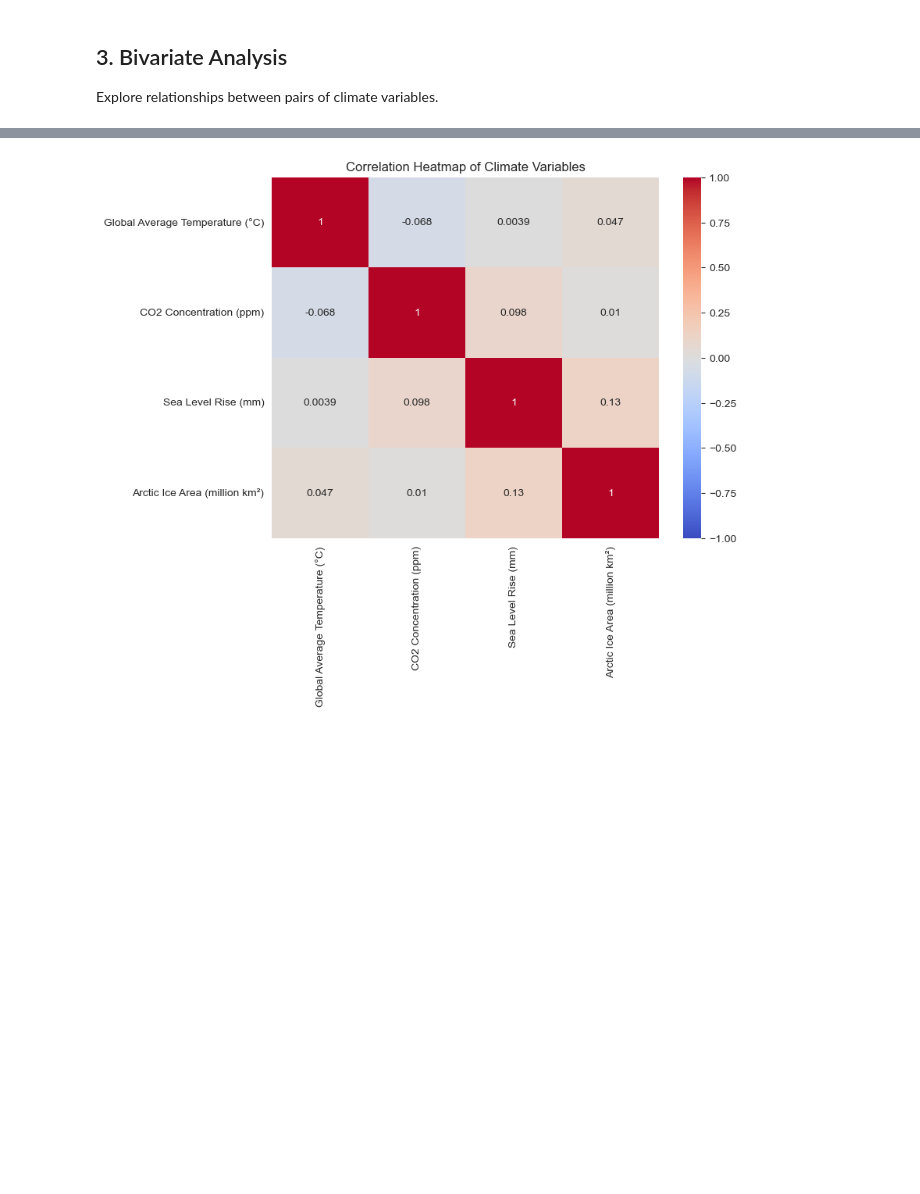
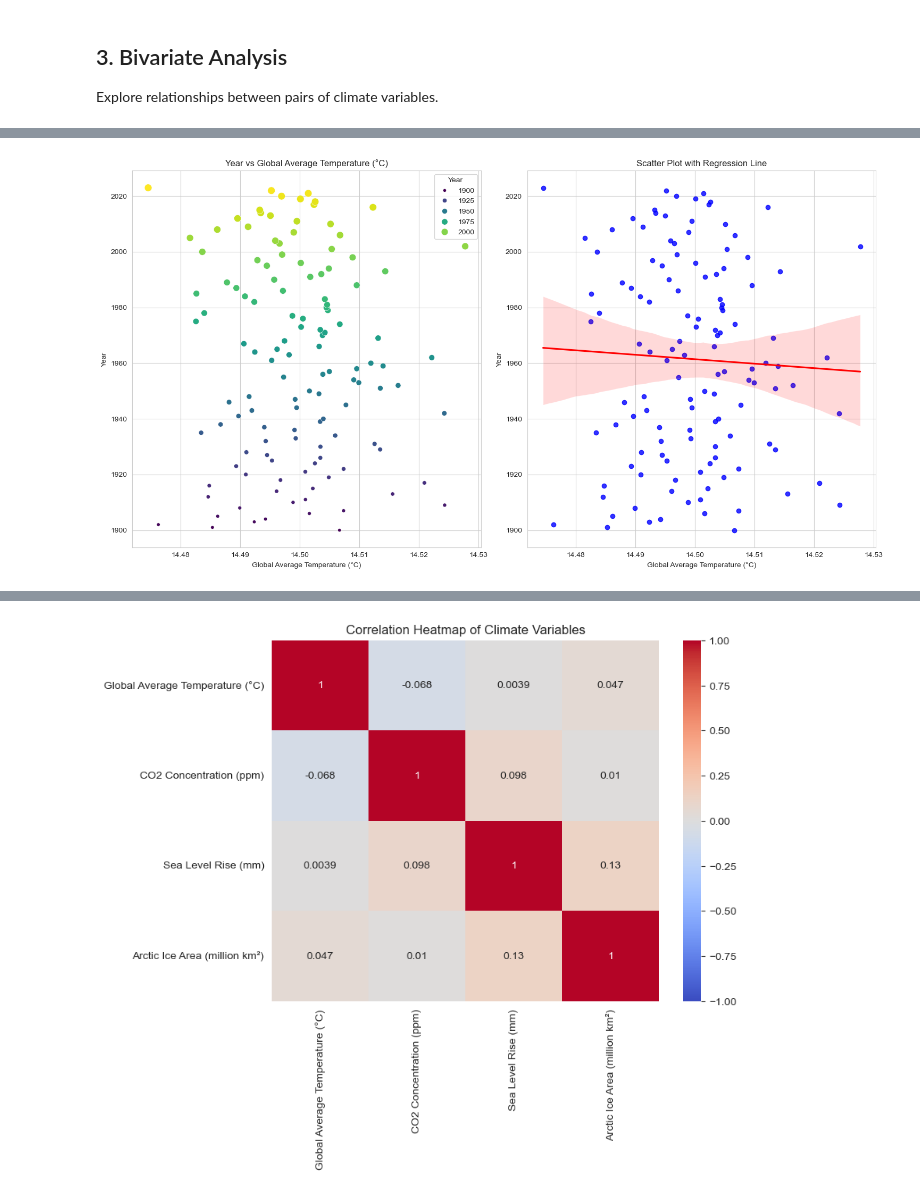
Before and after one commit to Omdena-NIC-Nepal/complete-eda-curious-coders, a Jupyter notebook: climate_eda.ipynb, the cells around one changed output, grey strips where cells are left out. Cells and saved outputs as stored; diff of their text form; code cells hidden in the pictures; blank space fills up the shorter version.

```diff
--- a/climate_eda.ipynb
+++ b/climate_eda.ipynb
@@ -280,0 +284,4 @@ plt.show()
+# %%
+scatter_regplot(yearly_data, avg_temperature, year)
+# %% [output]
+[figure, added]
```
Also changed, not shown: parts of 21 cells of this notebook, 2 other files.
